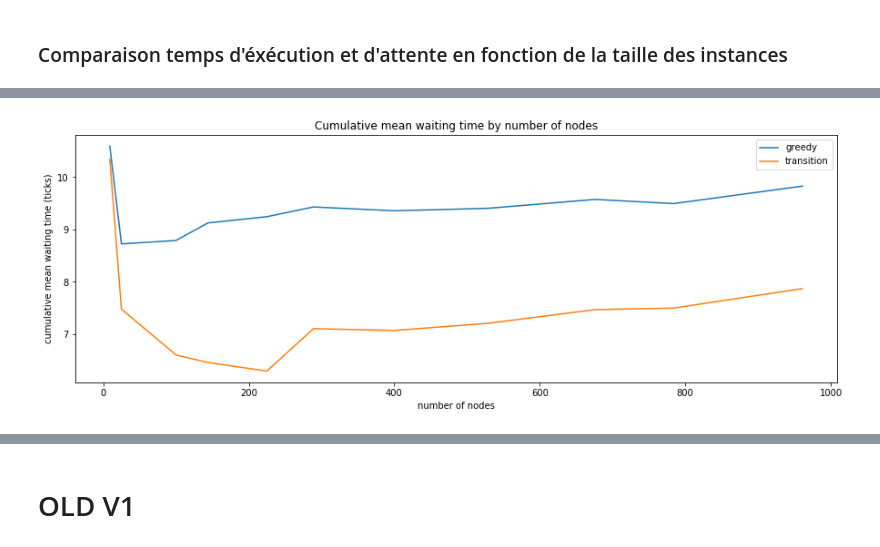
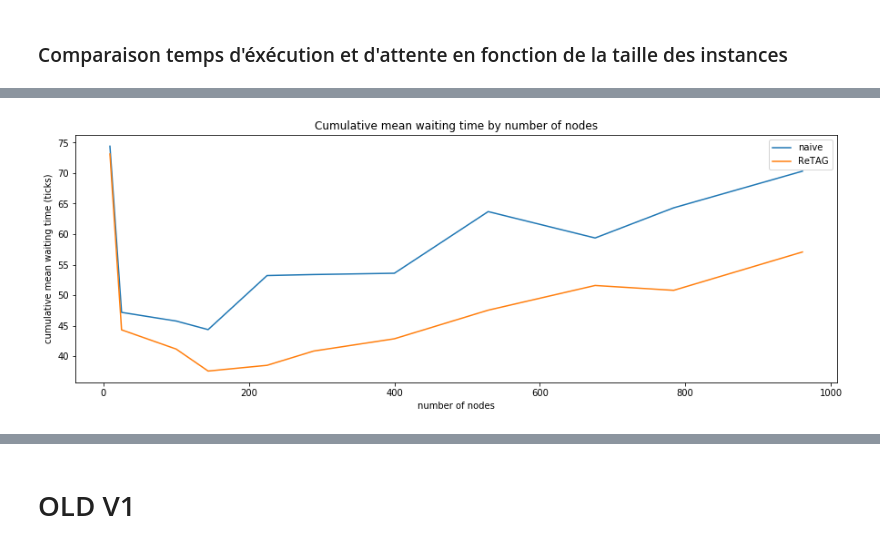
Before and after one commit to cristal-smac/mas_basics, a Jupyter notebook: mas_transportation_fr.ipynb, the cells around one changed output, grey strips where cells are left out. Saved outputs shown, nothing was run; the diff lists cells and outputs as text; code cells hidden in the pictures.

```diff
--- a/mas_transportation_fr.ipynb
+++ b/mas_transportation_fr.ipynb
@@ -546,3 +675,9 @@ Instance :
 Etude :
 - Temps d'attente
 - Temps d'éxecution de la décision d'un agent passager
+# %%
+graph = generate_2D_graph(8)
+pos = nx.spring_layout(graph, iterations=100)
+nx.draw(graph, pos, node_color='b', node_size=20, with_labels=False)
+plt.title("Road network")
+plt.show()
@@ -549,10 +686,10 @@ Etude :
 # %%
-graph = nx.grid_2d_graph(32,32)
+# graph = nx.grid_2d_graph(7,7)
 
 
-plt.figure(figsize=(10,10))    # pour définir la taille de la figure
-pos = nx.planar_layout(graph)
-nx.draw_networkx(graph,pos=pos,edge_color='black',width=1,linewidths=1,node_size=800,node_color='pink',alpha=0.9)
-plt.title("Road network")
-plt.axis('off')
-plt.show()
+# plt.figure(figsize=(15,15))    # pour définir la taille de la figure
+# pos = nx.planar_layout(graph)
+# nx.draw_networkx(graph,pos=pos,edge_color='black',width=1,linewidths=1,node_size=800,node_color='pink',alpha=0.9)
+# plt.title("Road network")
+# plt.axis('off')
+# plt.show()
@@ -615,11 +739,9 @@ Temps moyen de calcul pour un agent passager 3.27 ms
 # %%
 %%time
 tsa = TransportServiceAgent(0)
-gen = GeneratorAgent(1,1,True,'greedy')
-agentList = [gen, tsa]
-
-sma = SMA(agentList, graph)
-sma.run(250)
-wt_greedy = sma.wt_collector
-comp_greedy = sma.compute_collector
+gen = GeneratorAgent(0.2,1,False,seed=42,limit_d=0.5)
+agentListGreed = [gen, tsa]
+agentListGreed += generate_some_seeded_riders(50, strat="greedy")
+sma = SMA(agentListGreed, graph, verbose=False)
+sma.run()
 # %% [output]
@@ -785,3 +981,3 @@ data
 # %%
-df = pd.DataFrame(data, columns=['graph_type', 'nb_nodes', 'nb_agents', 'strategy', 'nb_ticks','mean_wt','mean_comp_time'])
+df = pd.DataFrame(data, columns=['graph_type', 'nb_nodes', 'nb_agents', 'max_prop_drivers', 'strategy', 'nb_ticks','mean_wt','mean_comp_time'])
 # %%
@@ -807,14 +1043,14 @@ df
 # %%
 f = plt.figure(figsize=(15, 5))
-greedy = df[df['strategy'] == 'greedy']
-trans =  df[df['strategy'] == 'transition']
-plt.plot(greedy['nb_nodes'],greedy['mean_wt'], label='greedy')
-plt.plot(trans['nb_nodes'],trans['mean_wt'], label='transition')
+greedy = df[df['strategy'] == 'greedy'][df['max_prop_drivers'] == 0.25]
+trans =  df[df['strategy'] == 'transition'][df['max_prop_drivers'] == 0.25]
+plt.plot(greedy['nb_nodes'],greedy['mean_wt'], label='naive')
+plt.plot(trans['nb_nodes'],trans['mean_wt'], label='ReTAG')
 plt.xlabel('number of nodes')
 plt.ylabel('cumulative mean waiting time (ticks)')
 plt.title('Cumulative mean waiting time by number of nodes')
 plt.legend()
 plt.show()
-f.savefig("/home/fevrec/Documents/These/these/smac_agents/img/comp_trans_greedy_nbnodes_1_250ticks", bbox_inches='tight')
+#f.savefig("/home/fevrec/Documents/These/these/smac_agents/img/big_wt_trans_greedy_nbnodes_1_250ticks", bbox_inches='tight')
 # %% [output]
-[figure, old version]
+[figure, new version]
```
Also changed, not shown: parts of 50 cells of this notebook.
